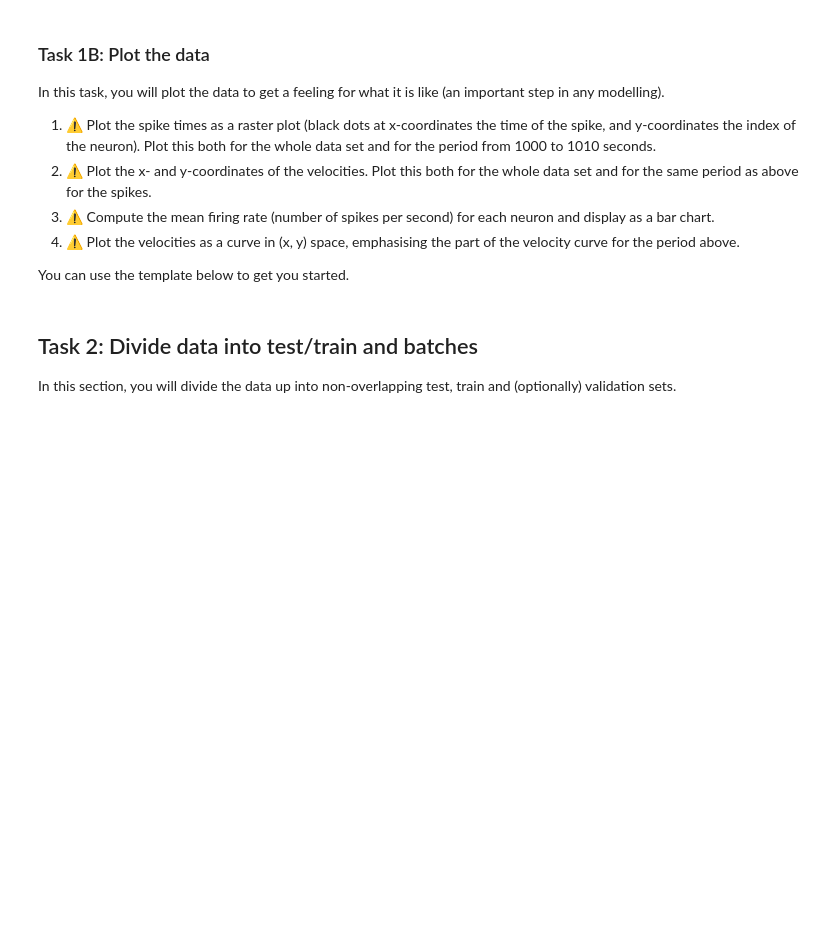
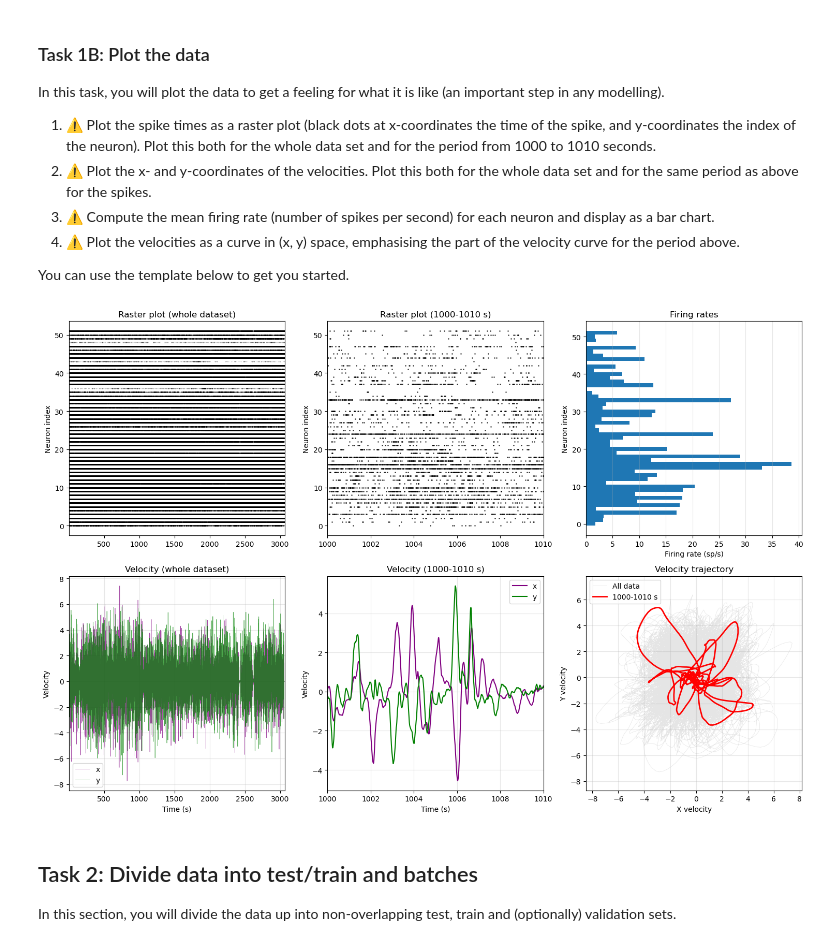
Before and after one commit to Dorijan9/Neuro4ML-coursework, a Jupyter notebook: cw-decoding.ipynb, the cells around one changed output. Cells and saved outputs as stored; diff of their text form; code cells hidden in the pictures; blank space fills up the shorter version.

```diff
--- a/cw-decoding.ipynb
+++ b/cw-decoding.ipynb
@@ -172,3 +157,79 @@ You can use the template below to get you started.
+# %%
+duration = vel_times[-1] - vel_times[0] #duration of the experiment
+firing_rates = [len(st) / duration for st in spike_times] #firing rates for each neuron
+
+# Filter spikes and velocities for the window 1000-1010 seconds
+spikes_window = [st[(st >= 1000) & (st <= 1010)] for st in spike_times]
+vel_window_mask = (vel_times >= 1000) & (vel_times <= 1010)
+vel_window = vel[vel_window_mask]
+vel_times_window = vel_times[vel_window_mask]
+
+plt.figure(figsize=(15, 10))
+
+# Plot all spikes (raster plot)
+ax = plt.subplot(231)
+for neuron_idx, spike_train in enumerate(spike_times): #for each neuron
+    if len(spike_train) > 0: #if the neuron has any spikes
+        plt.scatter(spike_train, [neuron_idx] * len(spike_train),
+                   s=0.1, c='black', alpha=0.3) #plot the spikes as orange dots
+plt.ylabel('Neuron index')
+plt.title('Raster plot (whole dataset)')
+plt.xlim(vel_times[0], vel_times[-1])
+
+# Plot all x- and y- components of the velocities
+plt.subplot(234, sharex=ax)
+plt.plot(vel_times, vel[:, 0], label='x', color='purple', alpha=0.7, linewidth=0.5)
+plt.plot(vel_times, vel[:, 1], label='y', color='green', alpha=0.7, linewidth=0.5)
+plt.xlabel('Time (s)')
+plt.ylabel('Velocity')
+plt.legend(loc='best')
+plt.title('Velocity (whole dataset)')
+plt.grid(True, alpha=0.3)
+
+# Plot spikes at times t=1000 to t=1010
+ax2 = plt.subplot(232)
+for neuron_idx, spike_train in enumerate(spikes_window): #for each neuron
+    if len(spike_train) > 0: #if the neuron has any spikes
+        plt.scatter(spike_train, [neuron_idx] * len(spike_train),
+                   s=1, c='black', alpha=0.6) #plot the spikes as black dots
+plt.ylabel('Neuron index')
+plt.title('Raster plot (1000-1010 s)')
+plt.xlim(1000, 1010)
+
+# Plot velocities at times t=1000 to t=1010
+plt.subplot(235, sharex=ax2) #plot the velocities
+plt.plot(vel_times_window, vel_window[:, 0], label='x', color='purple', linewidth=1.5)
+plt.plot(vel_times_window, vel_window[:, 1], label='y', color='green', linewidth=1.5)
+plt.xlabel('Time (s)')
+plt.ylabel('Velocity')
+plt.legend(loc='best')
+plt.title('Velocity (1000-1010 s)')
+plt.grid(True, alpha=0.3)
+
+# Compute firing rates for each neuron and plot as a bar chart
+plt.subplot(233)
+plt.barh(range(len(spike_times)), firing_rates, height=1)
+plt.xlabel('Firing rate (sp/s)')
+plt.ylabel('Neuron index')
+plt.title('Firing rates')
+plt.grid(True, alpha=0.3, axis='x')
+
+
+plt.subplot(236)
+plt.plot(vel[:, 0], vel[:, 1], 'darkgray', alpha=0.3, linewidth=0.5, label='All data')
+# t=1000 to t=1010
+plt.plot(vel_window[:, 0], vel_window[:, 1], 'red', linewidth=2, label='1000-1010 s')
+plt.xlabel('X velocity')
+plt.ylabel('Y velocity')
+plt.title('Velocity trajectory')
+plt.legend(loc='best')
+plt.grid(True, alpha=0.3)
+plt.axis('equal')
+
+plt.tight_layout()
+plt.show()
+# %% [output]
+[figure, added]
 # %% [markdown]
 ## Task 2: Divide data into test/train and batches
 
```
Also changed, not shown: parts of 4 cells of this notebook.
